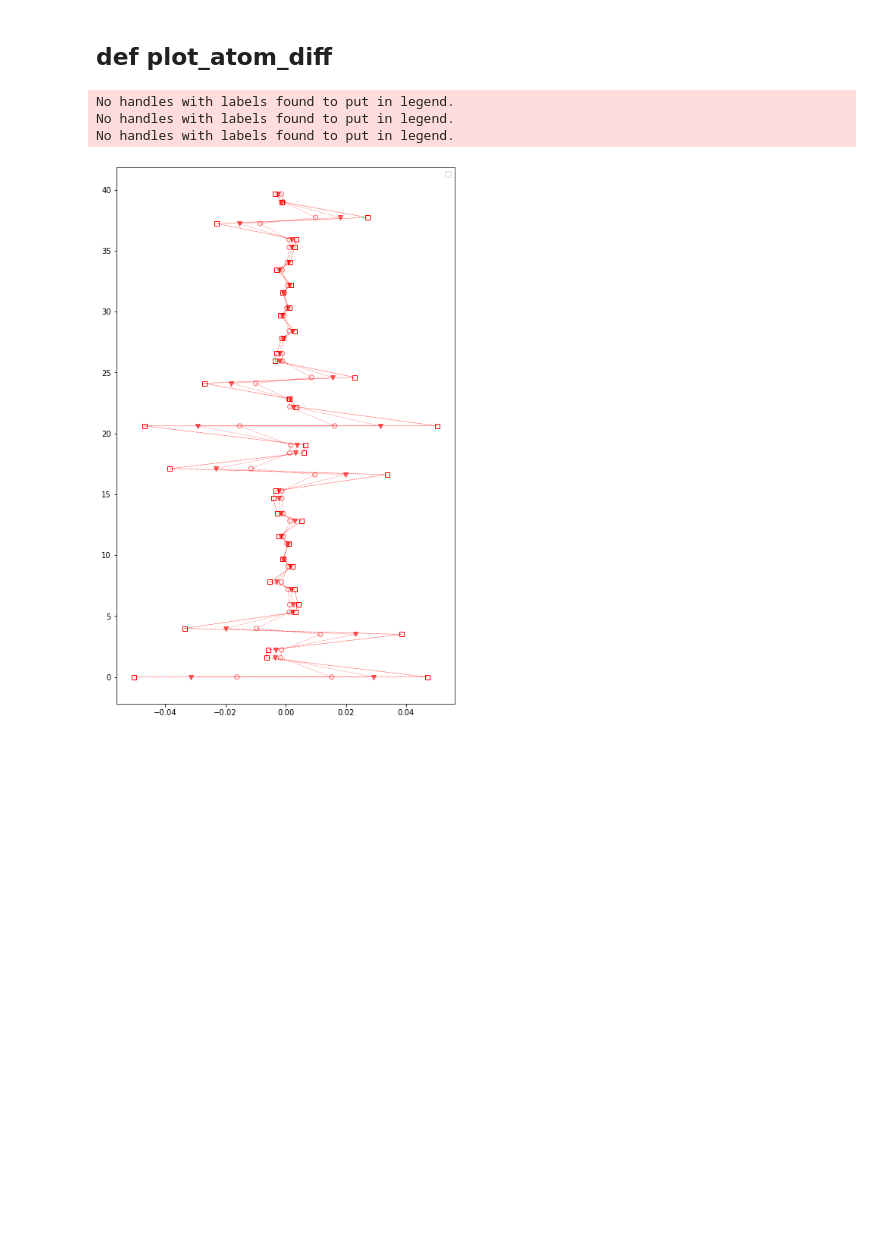
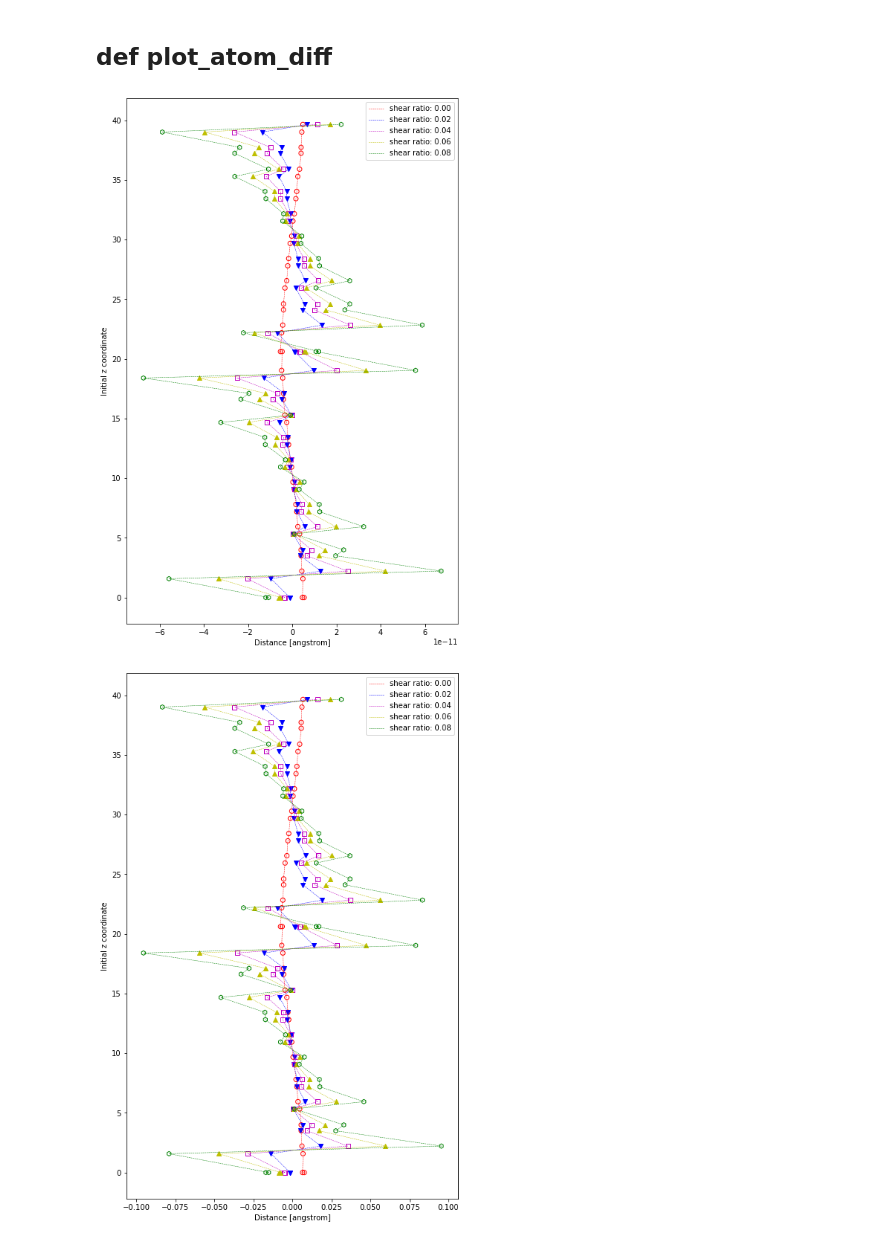
Before and after one commit to kei0822kei/twinpy, a Jupyter notebook: jupyter/analysis/shear_analyzer.ipynb, the cells around one changed output. Cells and saved outputs as stored; diff of their text form; code cells hidden in the pictures; blank space fills up the shorter version.

```diff
--- a/jupyter/analysis/shear_analyzer.ipynb
+++ b/jupyter/analysis/shear_analyzer.ipynb
@@ -28,9 +28,9 @@ shear_pk = 315857  # twinpy Ti_pv
 twinboundary_pk = 186343  # twinpy
 additional_relax_pks = [267977, 279276, 282215, 283951]   # twinpy
 twinboundary_phonon_pk = 286877  # twinpy
-twinboundary_shear_relax_pks = [297874, 297890, 297907, 297924]
-twinboundary_shear_phonon_pks = [299318, 300184, 300580, 300760]
-shear_strain_ratios = [0.02, 0.04, 0.06, 0.08]
+twinboundary_shear_relax_pks = [326425, 297874, 297890, 297907, 297924]
+twinboundary_shear_phonon_pks = [326490, 299318, 300184, 300580, 300760]
+shear_strain_ratios = [0.00, 0.02, 0.04, 0.06, 0.08]
 # %% [markdown]
 # class ShearAnalyzer
 # %%
@@ -250,9 +276,10 @@ fig = twinboundary_shear_analyzer.plot_plane_diff()
 # %% [markdown]
 ## def plot_atom_diff
 # %%
-fig = twinboundary_shear_analyzer.plot_atom_diff(direction='z', shuffle=True)
+for direction in ['x', 'y', 'z']:
+    fig = twinboundary_shear_analyzer.plot_atom_diff(
+        direction=direction,
+        shuffle=True)
 # %% [output]
-No handles with labels found to put in legend.
-No handles with labels found to put in legend.
-No handles with labels found to put in legend.
-[figure, old version]
+[figure, new version]
+[figure, added]
```
Also changed, not shown: parts of 9 cells of this notebook, 15 other files.
